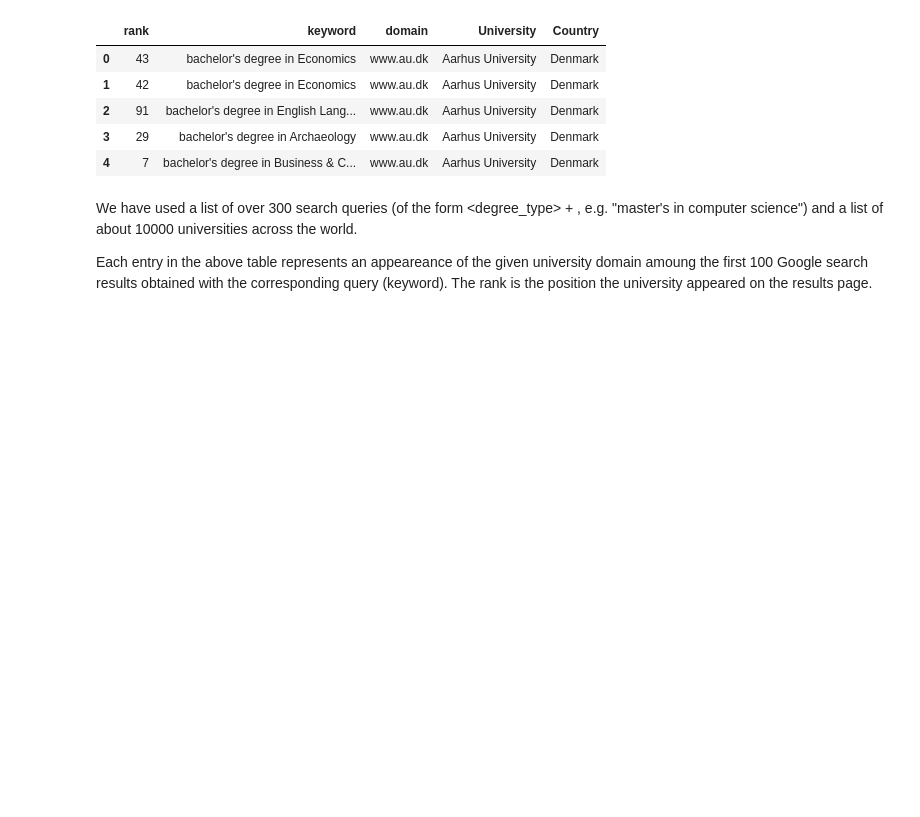
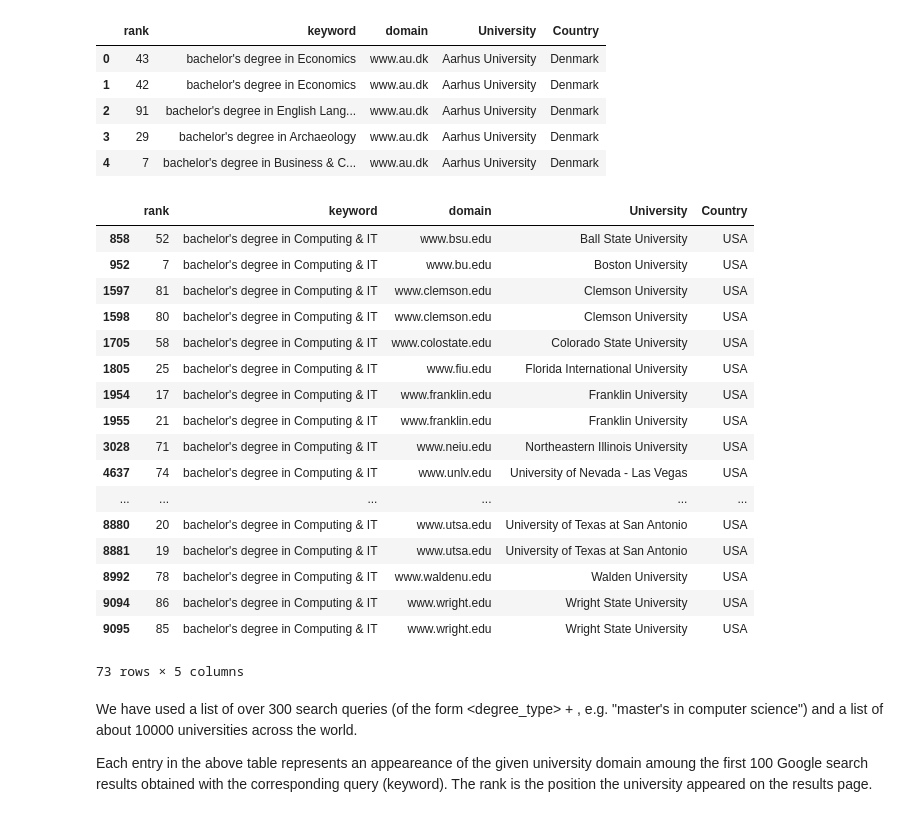
Before and after one commit to fearnleymartin/world-university-rankings, a Jupyter notebook: alternative_university_ranking_project.ipynb, the cells around one changed output. Cells and saved outputs as stored; diff of their text form; code cells hidden in the pictures; blank space fills up the shorter version.

```diff
--- a/alternative_university_ranking_project.ipynb
+++ b/alternative_university_ranking_project.ipynb
@@ -41,6 +41,27 @@ rankings.head()
 | 2 | 91 | bachelor's degree in English Lang... | www.au.dk | Aarhus University | Denmark |
 | 3 | 29 | bachelor's degree in Archaeology | www.au.dk | Aarhus University | Denmark |
 | 4 | 7 | bachelor's degree in Business & C... | www.au.dk | Aarhus University | Denmark |
+# %%
+rankings[rankings['keyword']=='bachelor\'s degree in Computing & IT']
+# %% [output]
+|  | rank | keyword | domain | University | Country |
+| 858 | 52 | bachelor's degree in Computing & IT | www.bsu.edu | Ball State University | USA |
+| 952 | 7 | bachelor's degree in Computing & IT | www.bu.edu | Boston University | USA |
+| 1597 | 81 | bachelor's degree in Computing & IT | www.clemson.edu | Clemson University | USA |
+| 1598 | 80 | bachelor's degree in Computing & IT | www.clemson.edu | Clemson University | USA |
+| 1705 | 58 | bachelor's degree in Computing & IT | www.colostate.edu | Colorado State University | USA |
+| 1805 | 25 | bachelor's degree in Computing & IT | www.fiu.edu | Florida International University | USA |
+| 1954 | 17 | bachelor's degree in Computing & IT | www.franklin.edu | Franklin University | USA |
+| 1955 | 21 | bachelor's degree in Computing & IT | www.franklin.edu | Franklin University | USA |
+| 3028 | 71 | bachelor's degree in Computing & IT | www.neiu.edu | Northeastern Illinois University | USA |
+| 4637 | 74 | bachelor's degree in Computing & IT | www.unlv.edu | University of Nevada - Las Vegas | USA |
+| ... | ... | ... | ... | ... | ... |
+| 8880 | 20 | bachelor's degree in Computing & IT | www.utsa.edu | University of Texas at San Antonio | USA |
+| 8881 | 19 | bachelor's degree in Computing & IT | www.utsa.edu | University of Texas at San Antonio | USA |
+| 8992 | 78 | bachelor's degree in Computing & IT | www.waldenu.edu | Walden University | USA |
+| 9094 | 86 | bachelor's degree in Computing & IT | www.wright.edu | Wright State University | USA |
+| 9095 | 85 | bachelor's degree in Computing & IT | www.wright.edu | Wright State University | USA |
+73 rows × 5 columns
 # %% [markdown]
 We have used a list of over 300 search queries (of the form <degree_type> + <subject>, e.g. "master's in computer science") and a list of about 10000 universities across the world.
 
```
Also changed, not shown: parts of 12 cells of this notebook, 3 other files.
